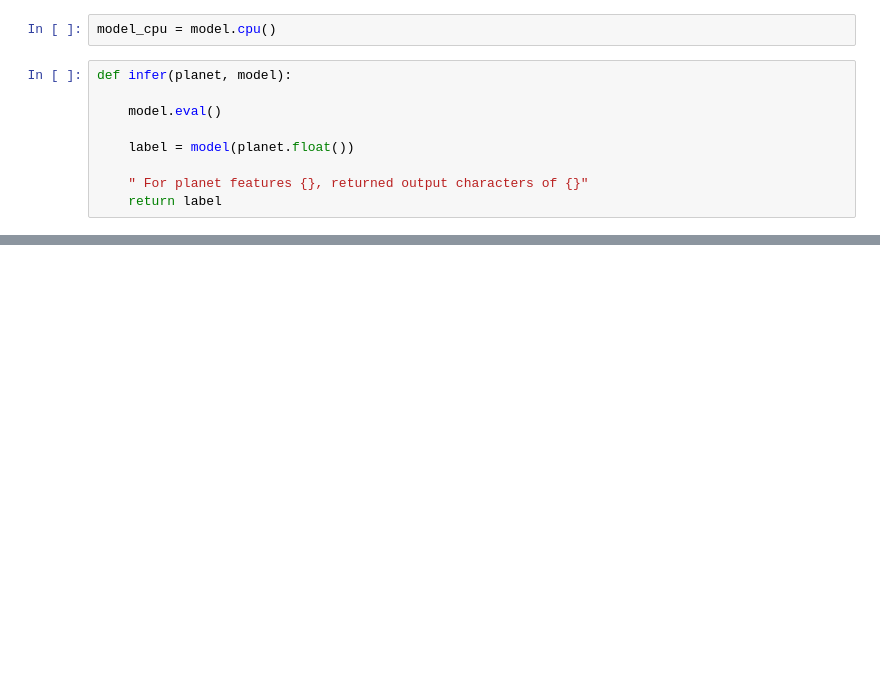
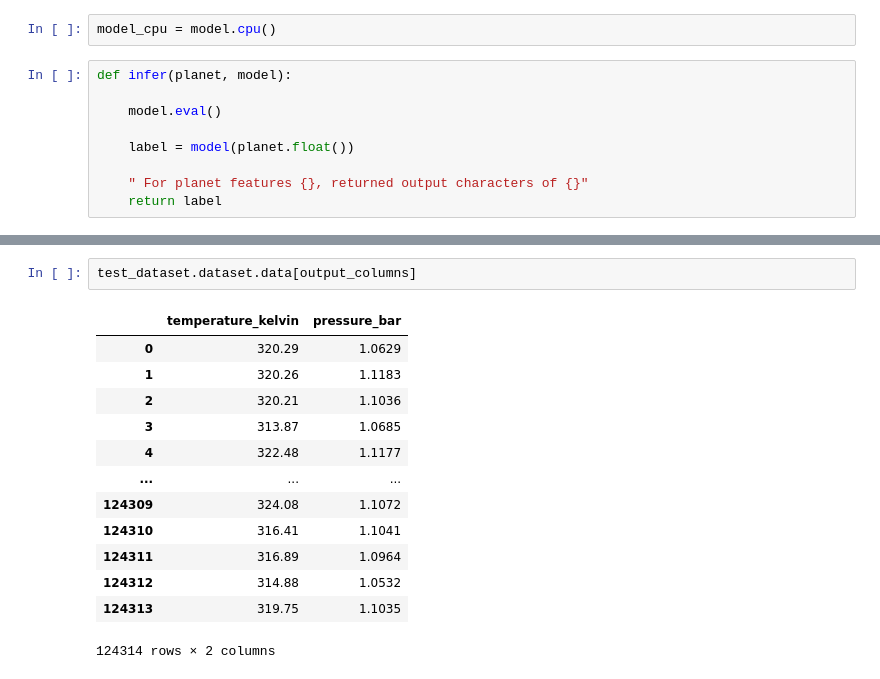
Before and after one commit to aaroncnb/PyAtmos_net, a Jupyter notebook: fdl_data_explore.ipynb, the cells around one changed output, grey strips where cells are left out. Saved outputs shown, nothing was run; the diff lists cells and outputs as text; blank space fills up the shorter version.

```diff
--- a/fdl_data_explore.ipynb
+++ b/fdl_data_explore.ipynb
@@ -294,0 +334,16 @@ Name: 1222, dtype: float64
+# %%
+test_dataset.dataset.data[output_columns]
+# %% [output]
+|  | temperature_kelvin | pressure_bar |
+| 0 | 320.29 | 1.0629 |
+| 1 | 320.26 | 1.1183 |
+| 2 | 320.21 | 1.1036 |
+| 3 | 313.87 | 1.0685 |
+| 4 | 322.48 | 1.1177 |
+| ... | ... | ... |
+| 124309 | 324.08 | 1.1072 |
+| 124310 | 316.41 | 1.1041 |
+| 124311 | 316.89 | 1.0964 |
+| 124312 | 314.88 | 1.0532 |
+| 124313 | 319.75 | 1.1035 |
+124314 rows × 2 columns
```
Also changed, not shown: parts of 7 cells of this notebook.
